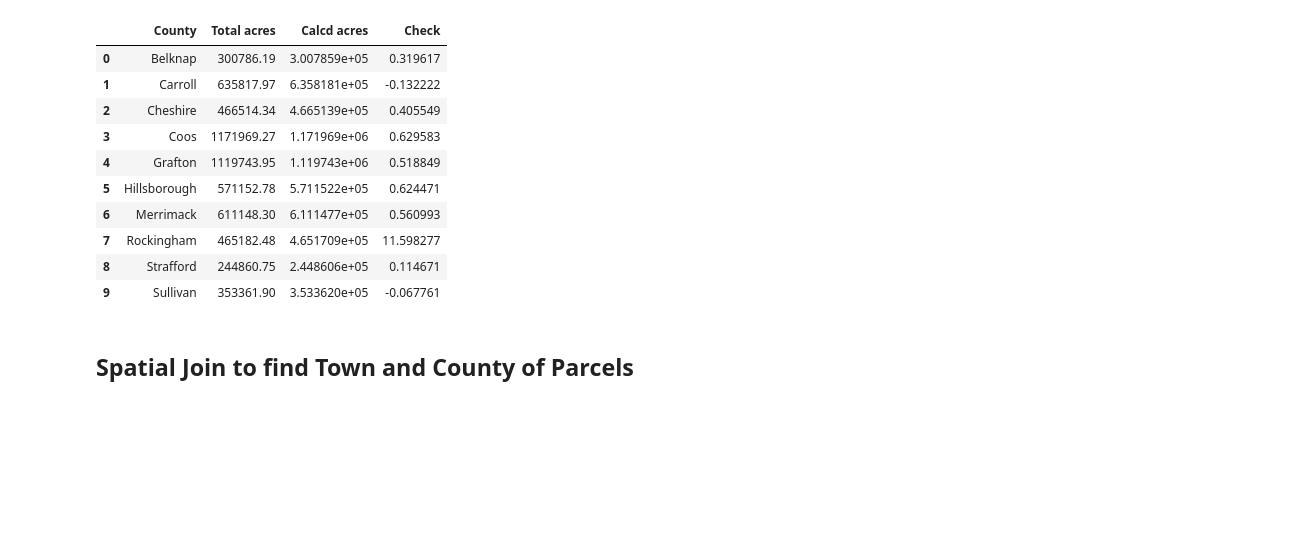
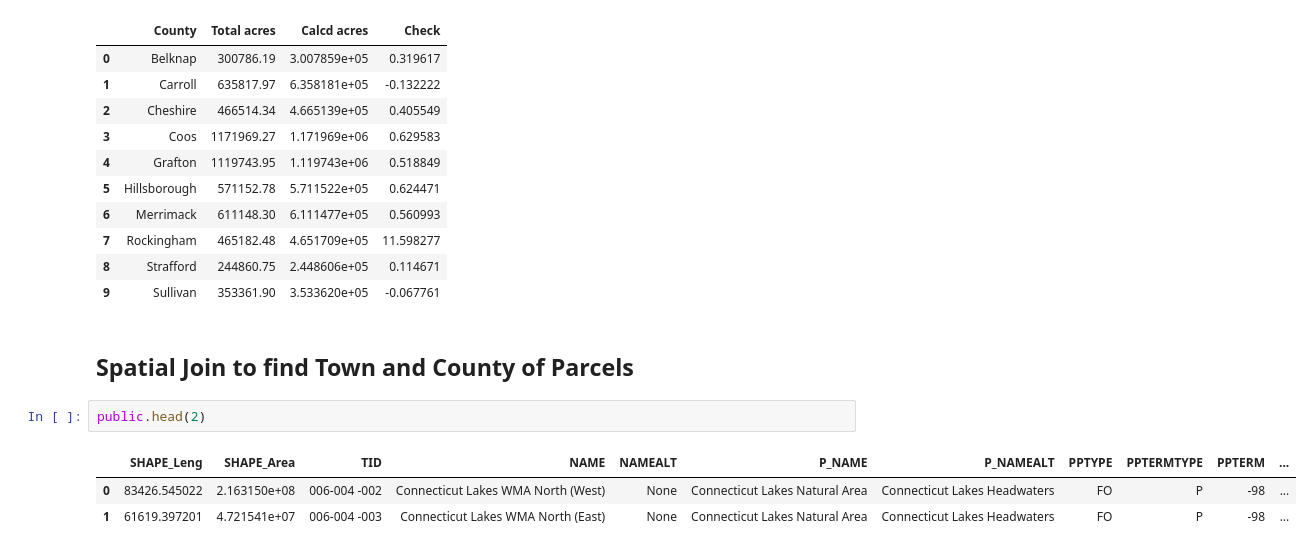
Before and after one commit to HKuz/Environmental_Mapping, a Jupyter notebook: Data_Extraction.ipynb, the cells around one changed output. Saved outputs shown, nothing was run; the diff lists cells and outputs as text; blank space fills up the shorter version.

```diff
--- a/Data_Extraction.ipynb
+++ b/Data_Extraction.ipynb
@@ -392,3 +392,9 @@ area_check
 | 9 | Sullivan | 353361.90 | 3.533620e+05 | -0.067761 |
 # %% [markdown]
 ## Spatial Join to find Town and County of Parcels
+# %%
+public.head(2)
+# %% [output]
+|  | SHAPE_Leng | SHAPE_Area | TID | NAME | NAMEALT | P_NAME | P_NAMEALT | PPTYPE | PPTERMTYPE | PPTERM | ... |
+| 0 | 83426.545022 | 2.163150e+08 | 006-004 -002 | Connecticut Lakes WMA North (West) | None | Connecticut Lakes Natural Area | Connecticut Lakes Headwaters | FO | P | -98 | ... |
+| 1 | 61619.397201 | 4.721541e+07 | 006-004 -003 | Connecticut Lakes WMA North (East) | None | Connecticut Lakes Natural Area | Connecticut Lakes Headwaters | FO | P | -98 | ... |
```
Also changed, not shown: parts of 9 cells of this notebook.
